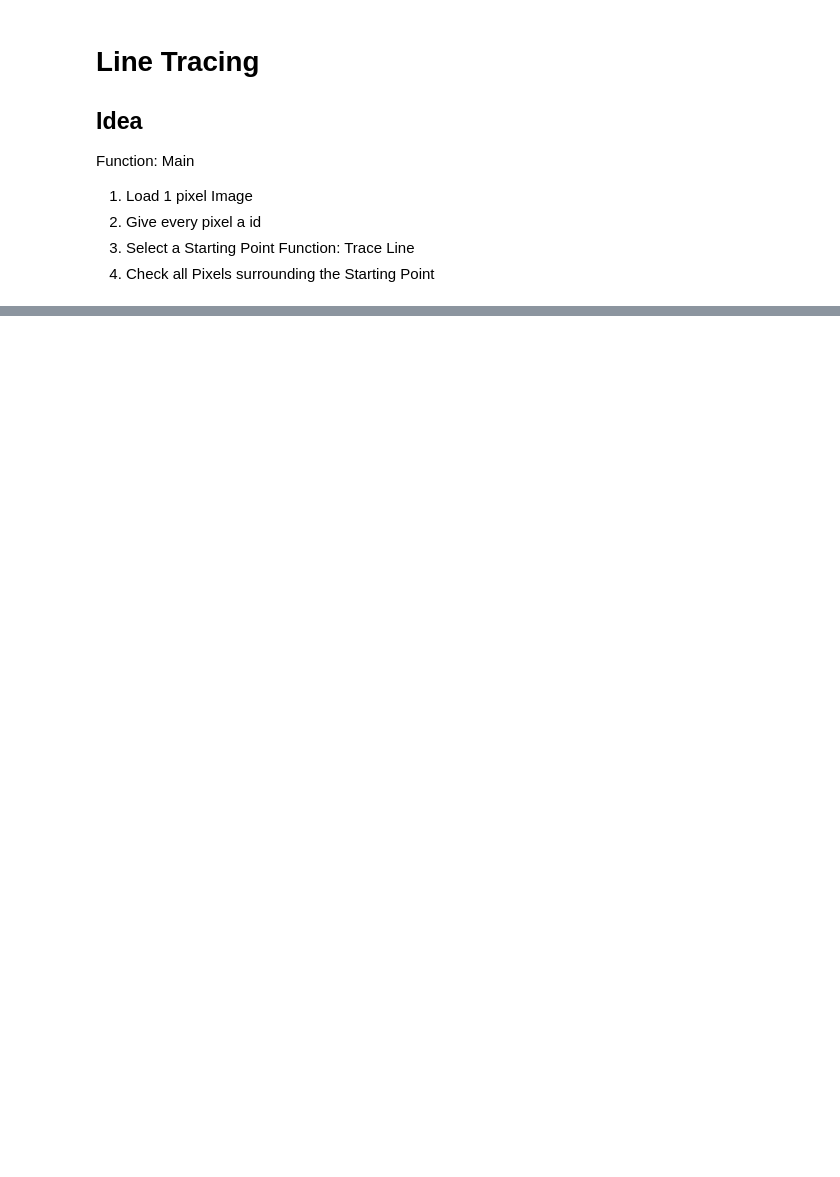
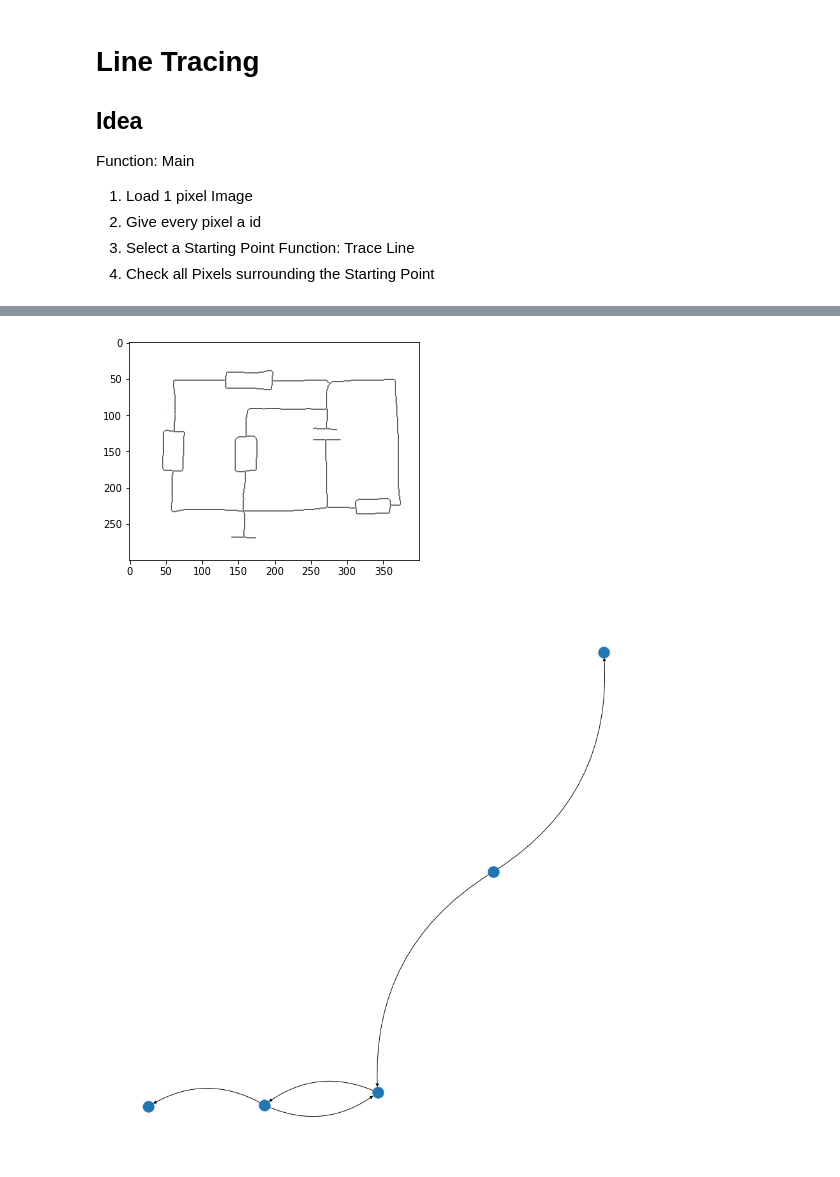
Before and after one commit to Chris022/smarter-circuits, a Jupyter notebook: dev/lineTracing.IPYNB, the cells around one changed output, grey strips where cells are left out. Saved outputs shown, nothing was run; the diff lists cells and outputs as text; code cells hidden in the pictures; blank space fills up the shorter version.

```diff
--- a/dev/lineTracing.IPYNB
+++ b/dev/lineTracing.IPYNB
@@ -16,14 +16,0 @@ import matplotlib.pyplot as plt
-# %%
-imageArray = utils.load1BitBWImage("./../src/testImages/","0.png")
-colorImage = utils.loadRGBImage("./../src/testImages/","0.png")
-
-#add id to every Pixel
-#id = 0
-#for x in range(0,len(imageArray)):
-#    for y in range(0,len(imageArray[0])):
-#        imageArray[x][y] = [imageArray[x][y],id]
-#        id+=1
-#
-#print(imageArray)
-
-startingPoint = classes.Point(92,53)
@@ -69,0 +17,64 @@ plt.imshow(colorImage, interpolation='bilinear')
+# %%
+imageArray = utils.load1BitBWImage("./../src/testImages/","thin.png")
+colorImage = utils.loadRGBImage("./../src/testImages/","thin.png")
+
+startingPoint = [72,52]
+pixelBefore=None
+# %%
+besucht = []
+G = nx.MultiDiGraph()
+G.add_node("start")
+
+def traceLine(image, currentPixel, pixelBefore,lastEdgePoint, start = False):
+    global besucht,colorImage,G
+
+
+    #start by checking if the current pixel was already visited
+    #exit if it has
+    if currentPixel in besucht:
+        colorImage[currentPixel[1]][currentPixel[0]] = (0,255,0,255)
+        if str(currentPixel) in G:
+            G.add_edge(lastEdgePoint,str(currentPixel))
+
+        return
+    besucht.append(currentPixel)
+
+
+    #Recursive part
+    neighbourPixels = [[-1,-1],[0,-1],[1,-1], \
+                       [-1,0],        [1,0],  \
+                       [-1,1], [0,1], [1,1]]
+
+    validNeighbours=[]
+    for neib in neighbourPixels:
+        neighbourPixel = [currentPixel[0]+neib[0],currentPixel[1]+neib[1]]
+        if image[neighbourPixel[1]][neighbourPixel[0]] == 1:
+            if not neighbourPixel == pixelBefore:
+                validNeighbours.append(neighbourPixel)
+
+    if len(validNeighbours) > 1 and not start:
+        colorImage[currentPixel[1]][currentPixel[0]] = (0,0,255,255)
+        G.add_node(str(currentPixel))
+        G.add_edge(lastEdgePoint,str(currentPixel))
+        for validNeigbour in validNeighbours:
+            traceLine(image,validNeigbour,currentPixel,str(currentPixel))
+    elif len(validNeighbours) == 0 and not start:
+        colorImage[currentPixel[1]][currentPixel[0]] = (255,0,0,255)
+        G.add_node(str(currentPixel),lenght=1)
+        G.add_edge(lastEdgePoint,str(currentPixel))
+    else:
+        for validNeigbour in validNeighbours:
+            traceLine(image,validNeigbour,currentPixel,lastEdgePoint)
+
+
+traceLine(imageArray,startingPoint,pixelBefore,"start",True)
+plt.imshow(colorImage, interpolation='bilinear')
+
+
+
+#G.add_nodes_from([2, 3])
+#G.add_edge(2, 3)
+
+subax1 = plt.figure(121,figsize=(12,12))
+nx.draw(G, with_labels=False,connectionstyle='arc3, rad = 0.3')
+# %% [output]
@@ -69,0 +98,2 @@ plt.imshow(colorImage, interpolation='bilinear')
+[figure, added]
+[figure, added]
```
Also changed, not shown: parts of 3 cells of this notebook.
